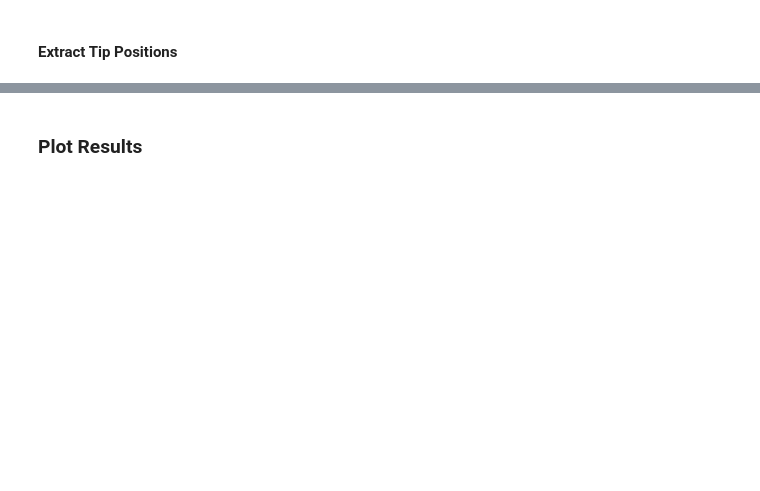
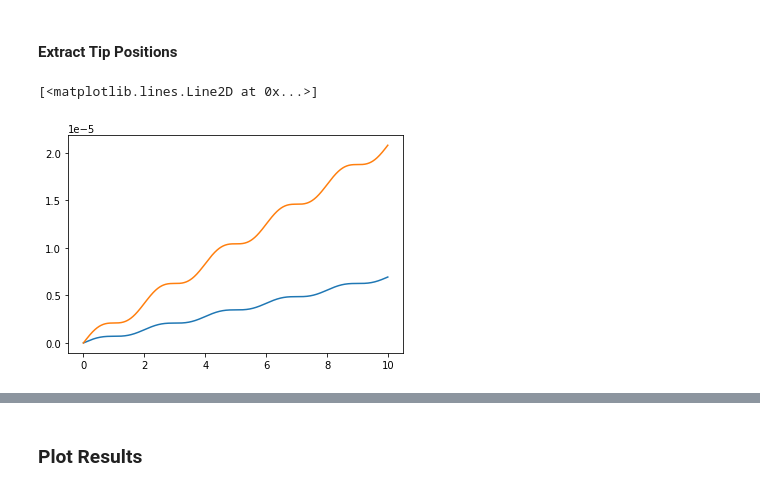
Before and after one commit to danielnewman09/VaTech-ML-SysID, a Jupyter notebook: code/notebooks/Create-Model.ipynb, the cells around one changed output, grey strips where cells are left out. Cells and saved outputs as stored; diff of their text form; code cells hidden in the pictures; blank space fills up the shorter version.

```diff
--- a/code/notebooks/Create-Model.ipynb
+++ b/code/notebooks/Create-Model.ipynb
@@ -802,6 +819,12 @@ nonlin_response = nonlinear_response(n,args,funcs,control_args)
 # %%
 x_nonlin,y_nonlin = get_xy_coords(n,nonlin_response,lengths)
 x_linear,y_linear = get_xy_coords(n,lin_response,lengths)
+# %%
+plt.plot(time,nonlin_response[:,n-1])
+plt.plot(time,nonlin_response[:,n-2])
+# %% [output]
+[<matplotlib.lines.Line2D at 0x...>]
+[figure, added]
 # %%
 plot.generate_plot(time,
               np.vstack((lin_response[:,n-1],lin_response[:,n-2])),
```
Also changed, not shown: parts of 12 cells of this notebook, 3 other files.
